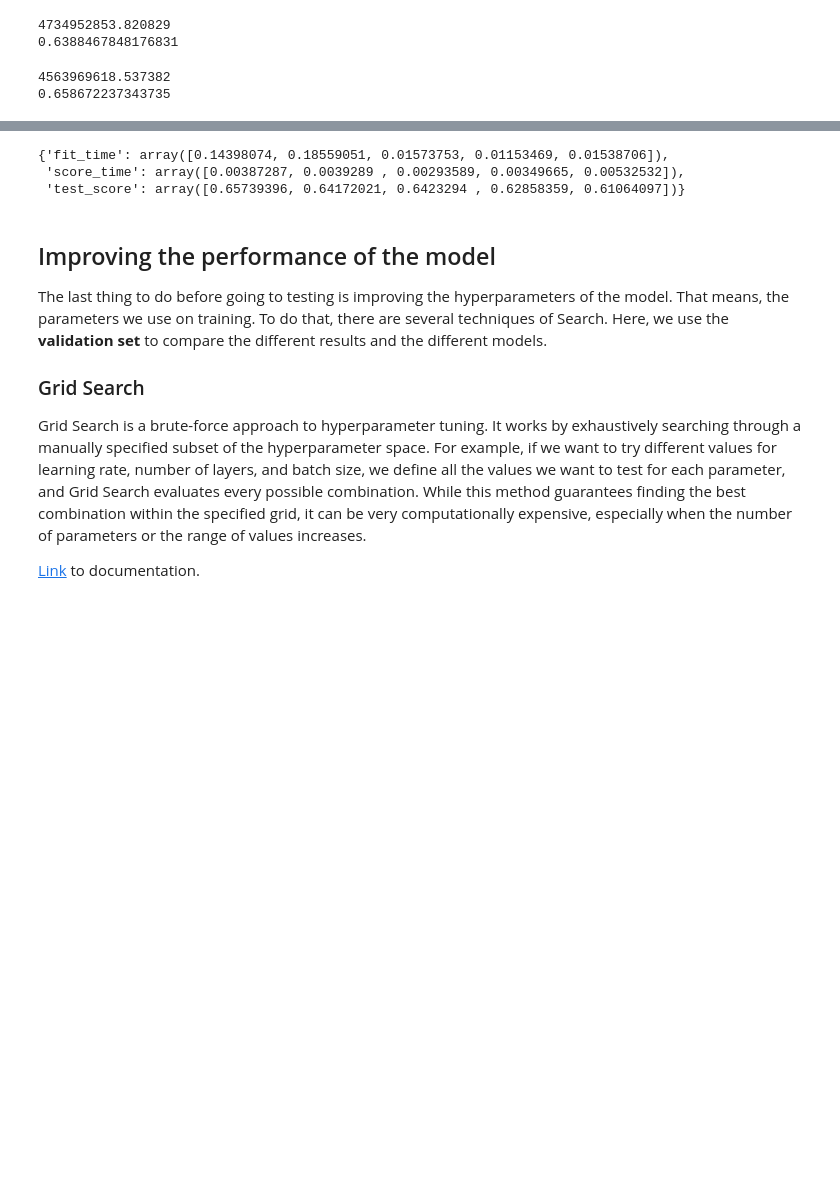
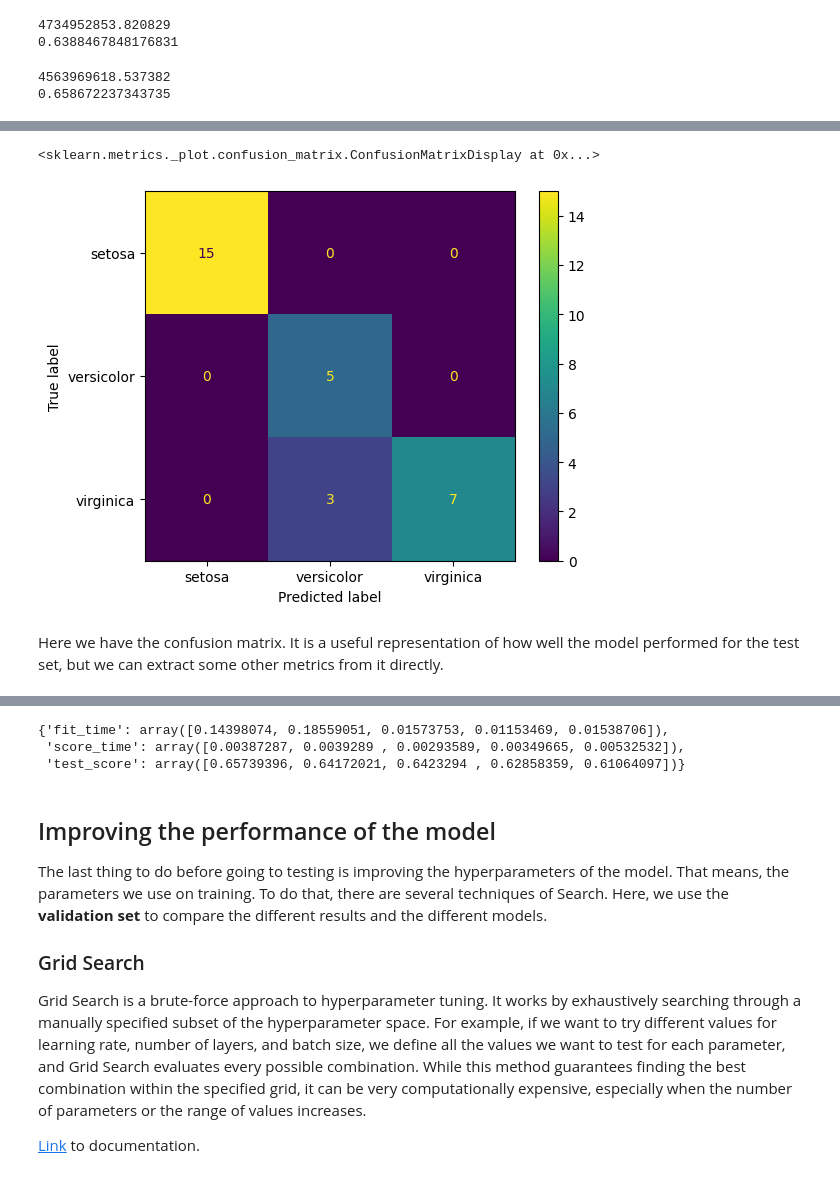
Before and after one commit to luzkar/ml-intro-course-spring2025, a Jupyter notebook: sessions/session_3/Introduction_to_Machine_Learning.ipynb, the cells around one changed output, grey strips where cells are left out. Drawn from its saved outputs; the diff is of its cells as text; code cells hidden in the pictures; blank space fills up the shorter version.

```diff
--- a/sessions/session_3/Introduction_to_Machine_Learning.ipynb
+++ b/sessions/session_3/Introduction_to_Machine_Learning.ipynb
@@ -234,0 +273,3 @@ print(r2_val)
+# %%
+X, y = iris.data, iris.target
+X_train, X_test, y_train, y_test = train_test_split(X, y, test_size=0.2)
@@ -234,0 +285,13 @@ print(r2_val)
+# %%
+predictions = tree_clf.predict(X_test)
+
+# See confusion matrix
+from sklearn.metrics import confusion_matrix, ConfusionMatrixDisplay
+conf_mat = confusion_matrix(y_test, predictions)
+disp = ConfusionMatrixDisplay(confusion_matrix=conf_mat, display_labels=iris.target_names)
+disp.plot()
+# %% [output]
+<sklearn.metrics._plot.confusion_matrix.ConfusionMatrixDisplay at 0x...>
+[figure, added]
+# %% [markdown]
+Here we have the confusion matrix. It is a useful representation of how well the model performed for the test set, but we can extract some other metrics from it directly.
```
Also changed, not shown: parts of 12 cells of this notebook, 1 other file.
